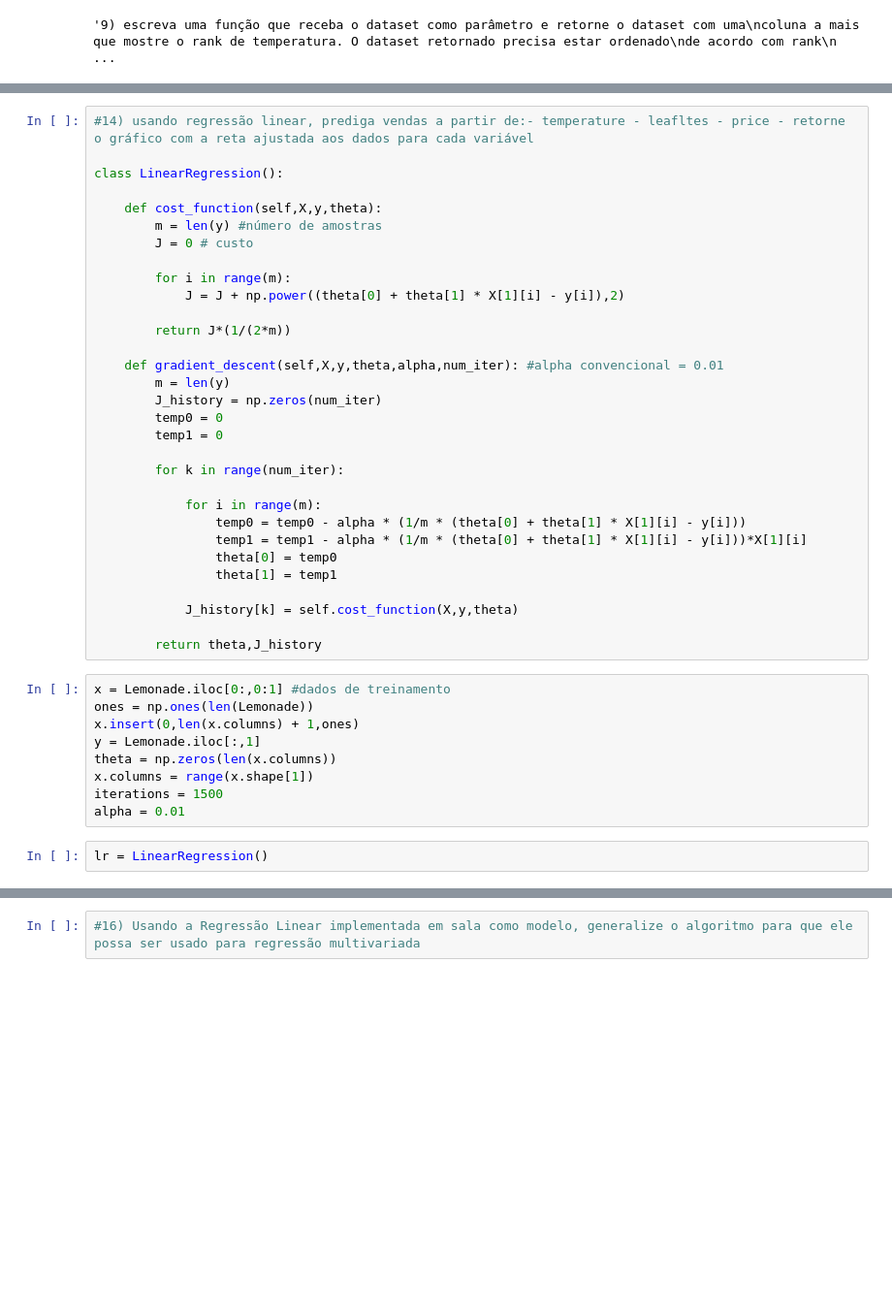
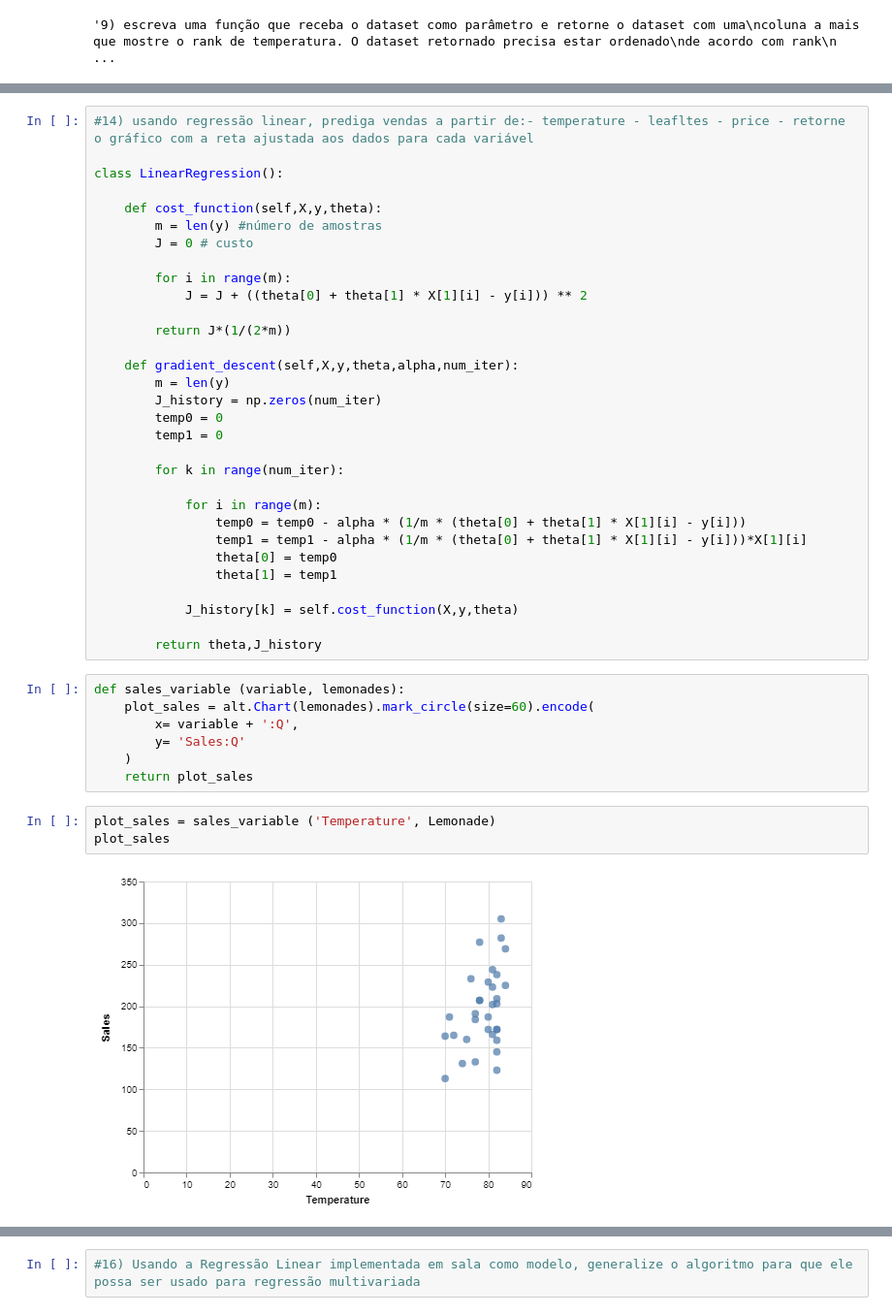
Before and after one commit to Nayarafranco/Lemonades2016, a Jupyter notebook: Trabalho Final Python_Nayara Franco.ipynb, the cells around one changed output, grey strips where cells are left out. Shown at 97% size. Saved outputs shown, nothing was run; the diff lists cells and outputs as text; blank space fills up the shorter version.

```diff
--- a/Trabalho Final Python_Nayara Franco.ipynb
+++ b/Trabalho Final Python_Nayara Franco.ipynb
@@ -175,11 +185,11 @@ class LinearRegression():
         J = 0 # custo
 
         for i in range(m):
-            J = J + np.power((theta[0] + theta[1] * X[1][i] - y[i]),2)
+            J = J + ((theta[0] + theta[1] * X[1][i] - y[i])) ** 2
 
         return J*(1/(2*m))
 
-    def gradient_descent(self,X,y,theta,alpha,num_iter): #alpha convencional = 0.01
+    def gradient_descent(self,X,y,theta,alpha,num_iter):
         m = len(y)
         J_history = np.zeros(num_iter)
         temp0 = 0
@@ -196,14 +206,15 @@ class LinearRegression():
             J_history[k] = self.cost_function(X,y,theta)
 
         return theta,J_history
-# %%
-x = Lemonade.iloc[0:,0:1] #dados de treinamento
-ones = np.ones(len(Lemonade))
-x.insert(0,len(x.columns) + 1,ones)
-y = Lemonade.iloc[:,1]
-theta = np.zeros(len(x.columns))
-x.columns = range(x.shape[1])
-iterations = 1500
-alpha = 0.01
-# %%
-lr = LinearRegression()
+# %%
+def sales_variable (variable, lemonades):
+    plot_sales = alt.Chart(lemonades).mark_circle(size=60).encode(
+        x= variable + ':Q',
+        y= 'Sales:Q'
+    )
+    return plot_sales
+# %%
+plot_sales = sales_variable ('Temperature', Lemonade)
+plot_sales
+# %% [output]
+[figure, added]
```
Also changed, not shown: parts of 16 cells of this notebook.
